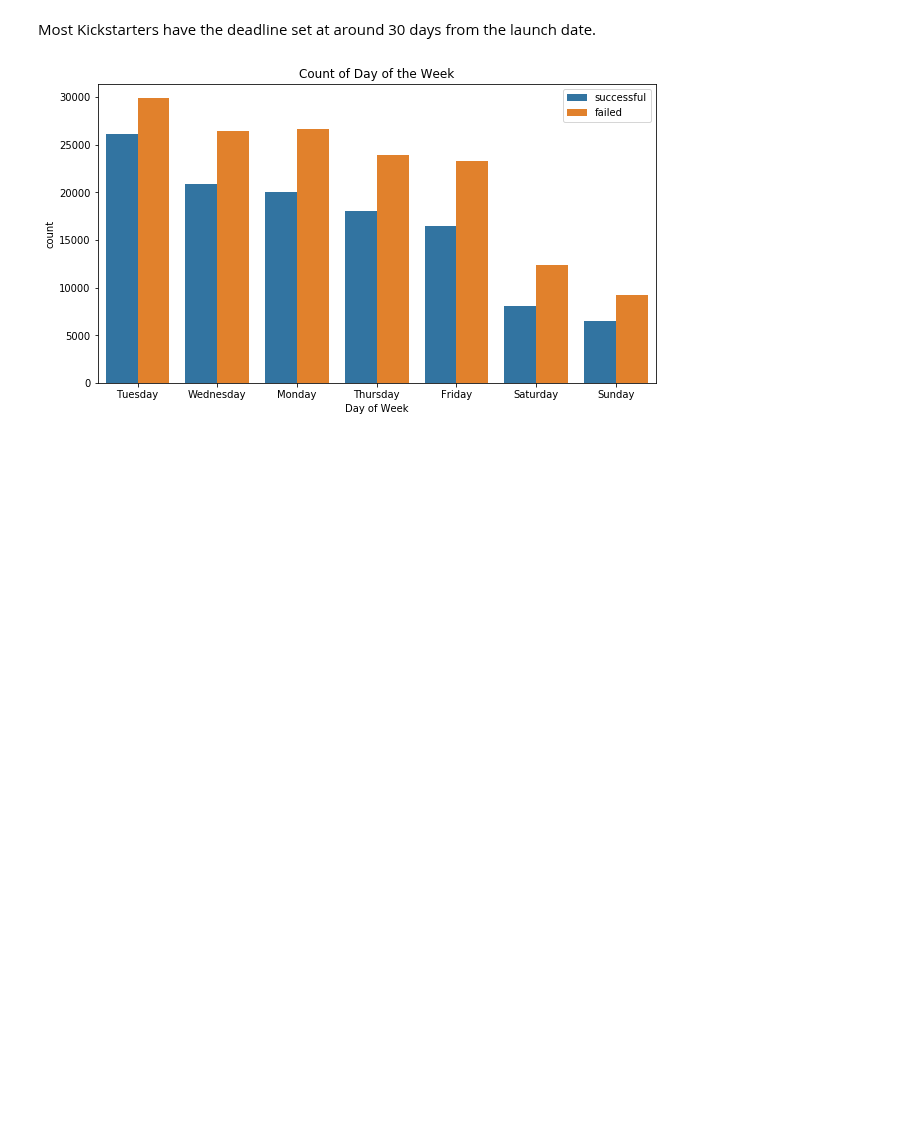
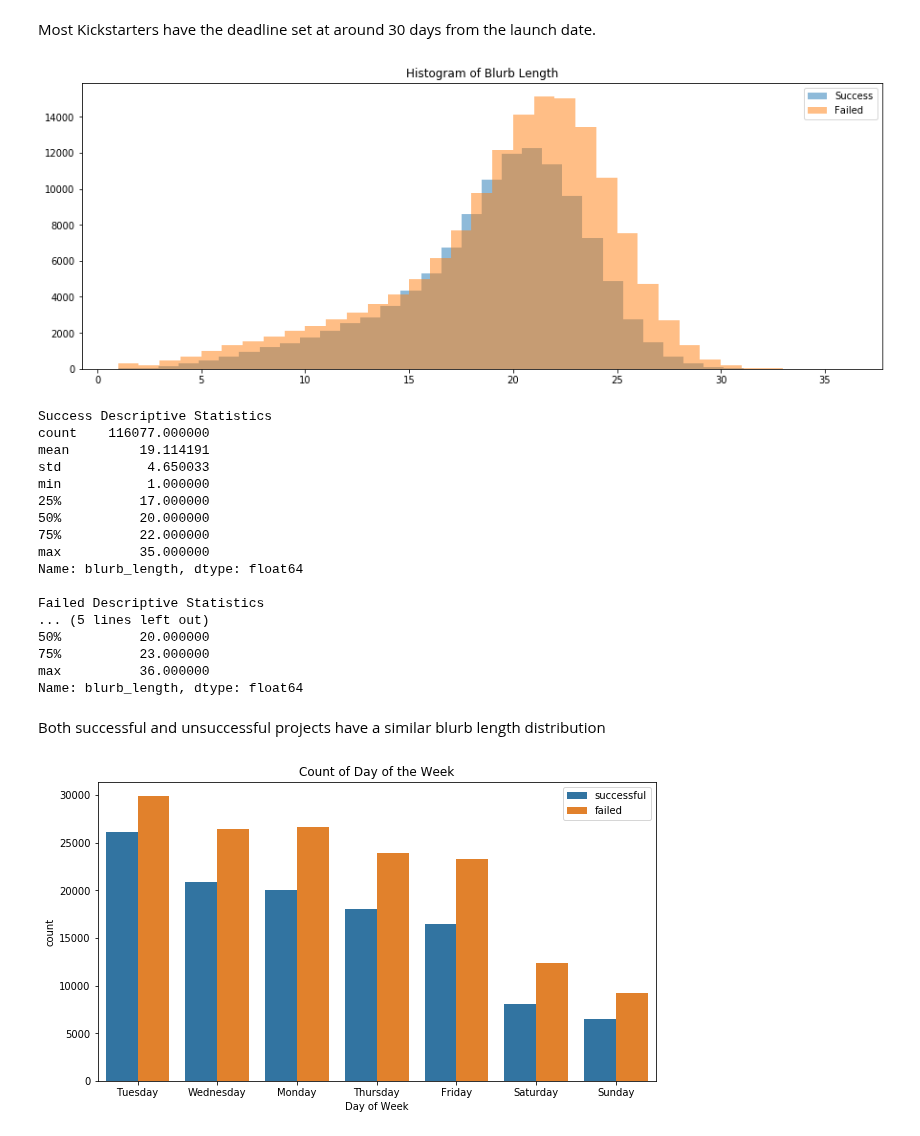
Before and after one commit to dwitten392/Springboard---DW, a Jupyter notebook: Capstone 1 - Kickstarter/Kickstarter Projects - Cleaning and Visualization.ipynb, the cells around one changed output. Saved outputs shown, nothing was run; the diff lists cells and outputs as text; code cells hidden in the pictures; blank space fills up the shorter version.

Commit message:
looking at additional columns and statistics

```diff
--- a/Capstone 1 - Kickstarter/Kickstarter Projects - Cleaning and Visualization.ipynb
+++ b/Capstone 1 - Kickstarter/Kickstarter Projects - Cleaning and Visualization.ipynb
@@ -154,5 +205,41 @@ plt.show()
 # %% [markdown]
 Most Kickstarters have the deadline set at around 30 days from the launch date.
+# %%
+fig=plt.figure(figsize=(15,5.5))
+x = cleaned_data['blurb_length'].loc[cleaned_data['binary_state'] == 'successful']
+y = cleaned_data['blurb_length'].loc[cleaned_data['binary_state'] == 'failed']
+
+plt.hist(x, bins=35, alpha=0.5, label='Success')
+plt.hist(y, bins=35, alpha=0.5, label='Failed')
+plt.legend(loc='upper right')
+plt.title('Histogram of Blurb Length')
+plt.show()
+print("Success Descriptive Statistics")
+print(x.describe())
+print('')
+print("Failed Descriptive Statistics")
+print(y.describe())
+# %% [output]
+[figure, added]
+Success Descriptive Statistics
+count    116077.000000
+mean         19.114191
+std           4.650033
+min           1.000000
+25%          17.000000
+50%          20.000000
+75%          22.000000
+max          35.000000
+Name: blurb_length, dtype: float64
+
+Failed Descriptive Statistics
+... (5 lines left out)
+50%          20.000000
+75%          23.000000
+max          36.000000
+Name: blurb_length, dtype: float64
+# %% [markdown]
+Both successful and unsuccessful projects have a similar blurb length distribution
 # %%
 #day of the week bar chart
 # https://seaborn.pydata.org/generated/seaborn.countplot.html interesting information
```
Also changed, not shown: parts of 14 cells of this notebook.
